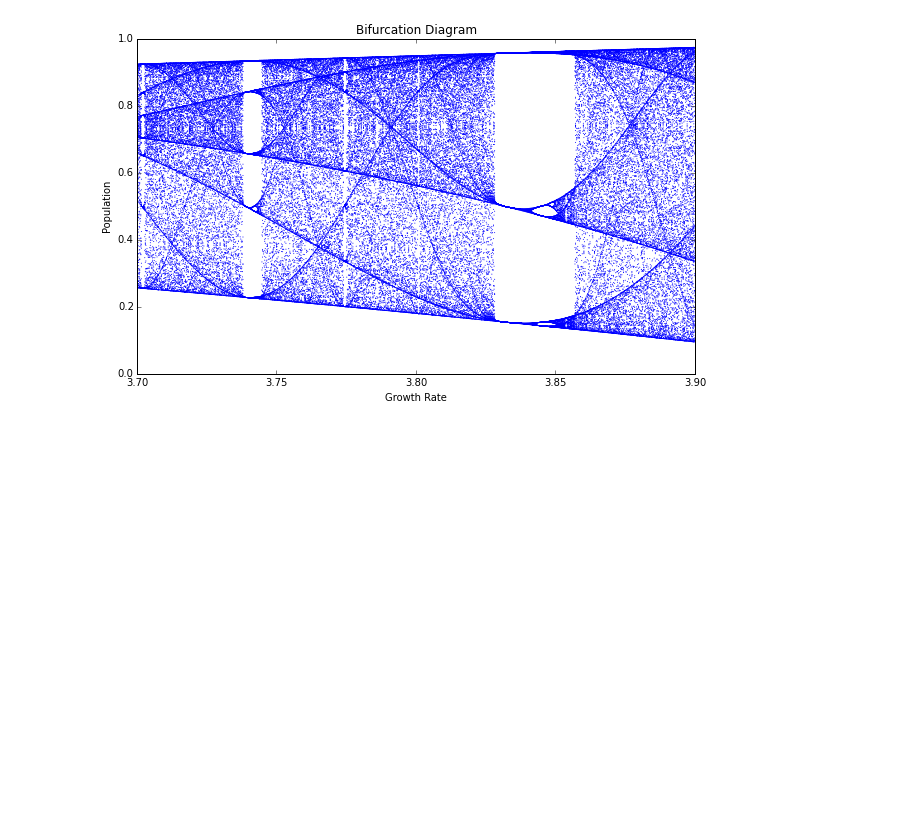
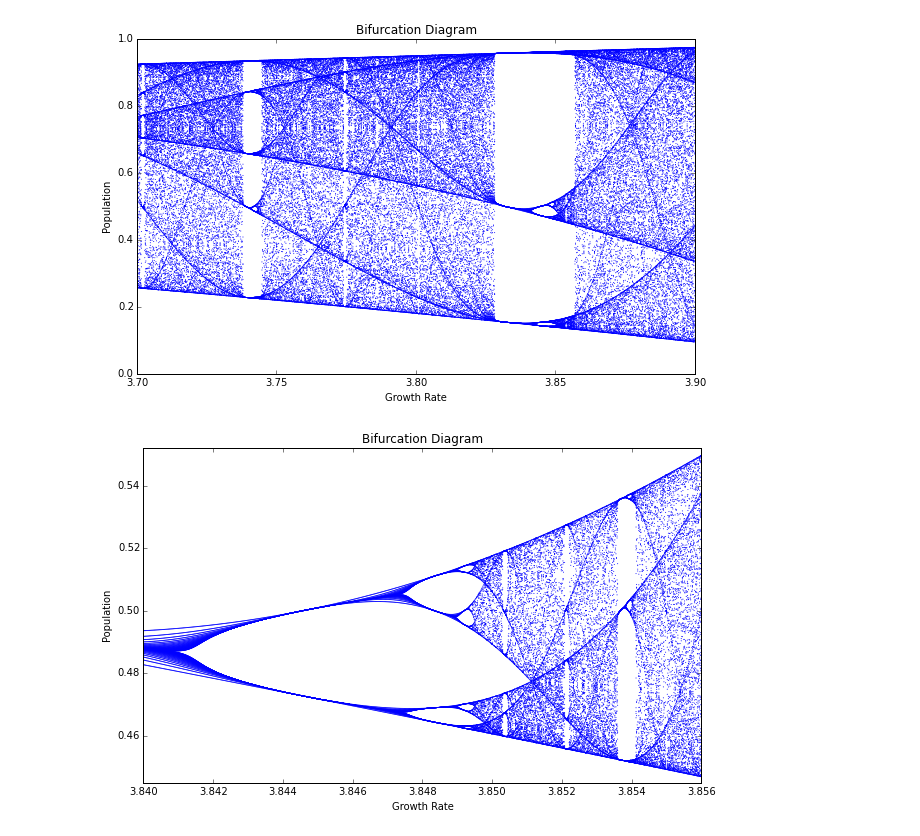
Before and after one commit to aitatanit/chaos-models, a Jupyter notebook: chaos-logistic-model.ipynb, the cells around one changed output. Saved outputs shown, nothing was run; the diff lists cells and outputs as text; code cells hidden in the pictures; blank space fills up the shorter version.

```diff
--- a/chaos-logistic-model.ipynb
+++ b/chaos-logistic-model.ipynb
@@ -75,7 +75,7 @@ def get_bifurcation_points(pops):
     points = points.reset_index().drop(labels='index', axis=1)
     return points
 # %%
-def bifurcation_plot(pops, xmin=0, xmax=4):
+def bifurcation_plot(pops, xmin=0, xmax=4, ymin=0, ymax=1, height=6, width=10):
     """
     plot the results of the logistic model as a bifurcation diagram
     """
@@ -85,14 +85,14 @@ def bifurcation_plot(pops, xmin=0, xmax=4):
 
     # create a new matplotlib figure and axis and set its size
     fig, ax = plt.subplots()
-    fig.set_size_inches(10, 6)
+    fig.set_size_inches(width, height)
 
     # plot the xy data
     bifurcation_scatter = ax.scatter(points['x'], points['y'], c='b', edgecolor='', alpha=1, s=1)
 
     # set x and y limits, title, and x and y labels
     ax.set_xlim(xmin, xmax)
-    ax.set_ylim(0, 1)
+    ax.set_ylim(ymin, ymax)
     ax.set_title('Bifurcation Diagram')
     ax.set_xlabel('Growth Rate')
     ax.set_ylabel('Population')
@@ -206,3 +212,14 @@ pops = logistic_model(generations, growth_rate_min, growth_rate_max, growth_rate
 bifurcation_plot(pops, growth_rate_min, growth_rate_max)
 # %% [output]
 [figure]
+# %%
+# run the model for 200 generations across 1000 growth rate steps from 3.84 to 3.856, and plot the bifurcation diagram
+# this plot is a zoomed-in look at the first plot and shows the same structure we saw at the macro-level
+generations = 200
+growth_rate_min = 3.84
+growth_rate_max = 3.856
+growth_rate_steps = 1000
+pops = logistic_model(generations, growth_rate_min, growth_rate_max, growth_rate_steps)
+bifurcation_plot(pops, growth_rate_min, growth_rate_max, 0.445, 0.552)
+# %% [output]
+[figure, added]
```
Also changed, not shown: parts of 11 cells of this notebook, 1 other file.
